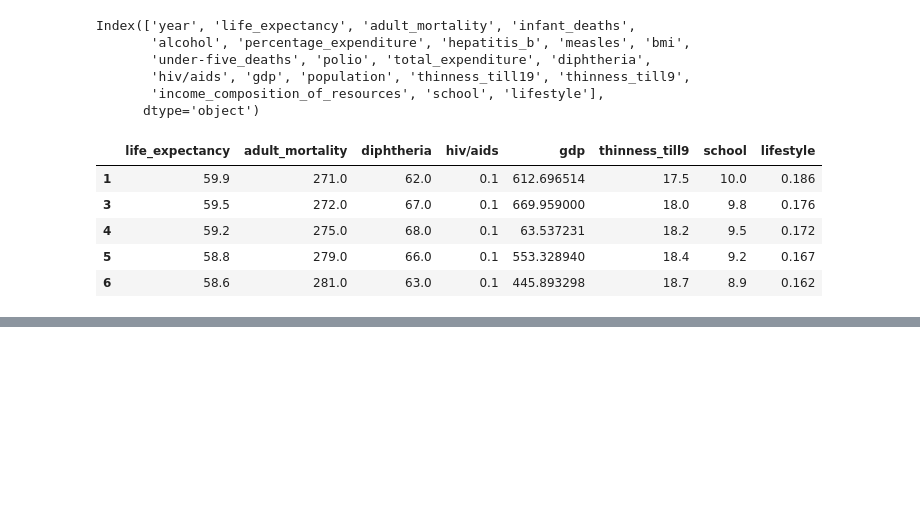
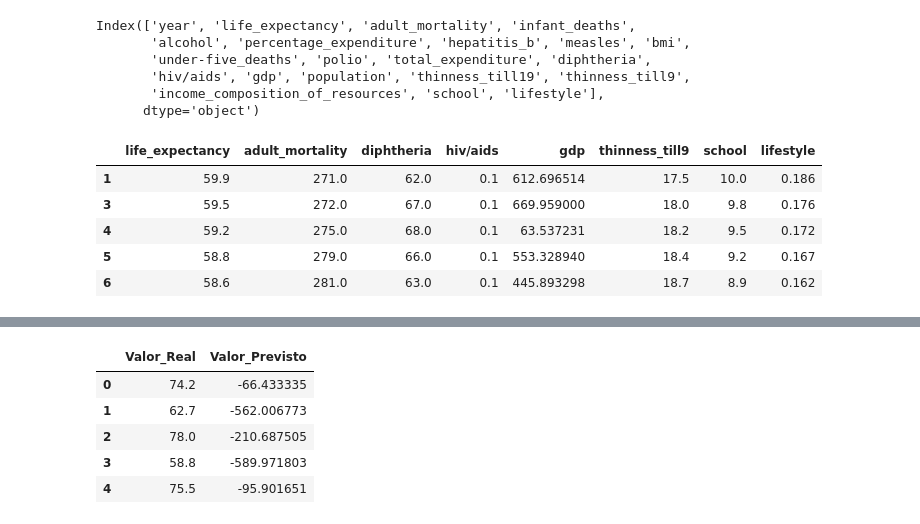
Before and after one commit to evandroviero/formacao-cientista-dados-dsa, a Jupyter notebook: DS para Análise Multivariada de Dados/Projeto 03/projeto_03.ipynb, the cells around one changed output, grey strips where cells are left out. Cells and saved outputs as stored; diff of their text form; code cells hidden in the pictures; blank space fills up the shorter version.

```diff
--- a/DS para Análise Multivariada de Dados/Projeto 03/projeto_03.ipynb
+++ b/DS para Análise Multivariada de Dados/Projeto 03/projeto_03.ipynb
@@ -478,0 +660,12 @@ novo_df_final.head()
+# %%
+y_pred_teste_v1 = modelo_dsa_v1.predict(x_teste)
+# %%
+df_previsoes = pd.DataFrame({'Valor_Real': y_teste.flatten(), 'Valor_Previsto': y_pred_teste_v1.flatten()})
+df_previsoes.head()
+# %% [output]
+|  | Valor_Real | Valor_Previsto |
+| 0 | 74.2 | -66.433335 |
+| 1 | 62.7 | -562.006773 |
+| 2 | 78.0 | -210.687505 |
+| 3 | 58.8 | -589.971803 |
+| 4 | 75.5 | -95.901651 |
```
Also changed, not shown: parts of 58 cells of this notebook, 3 other files.
